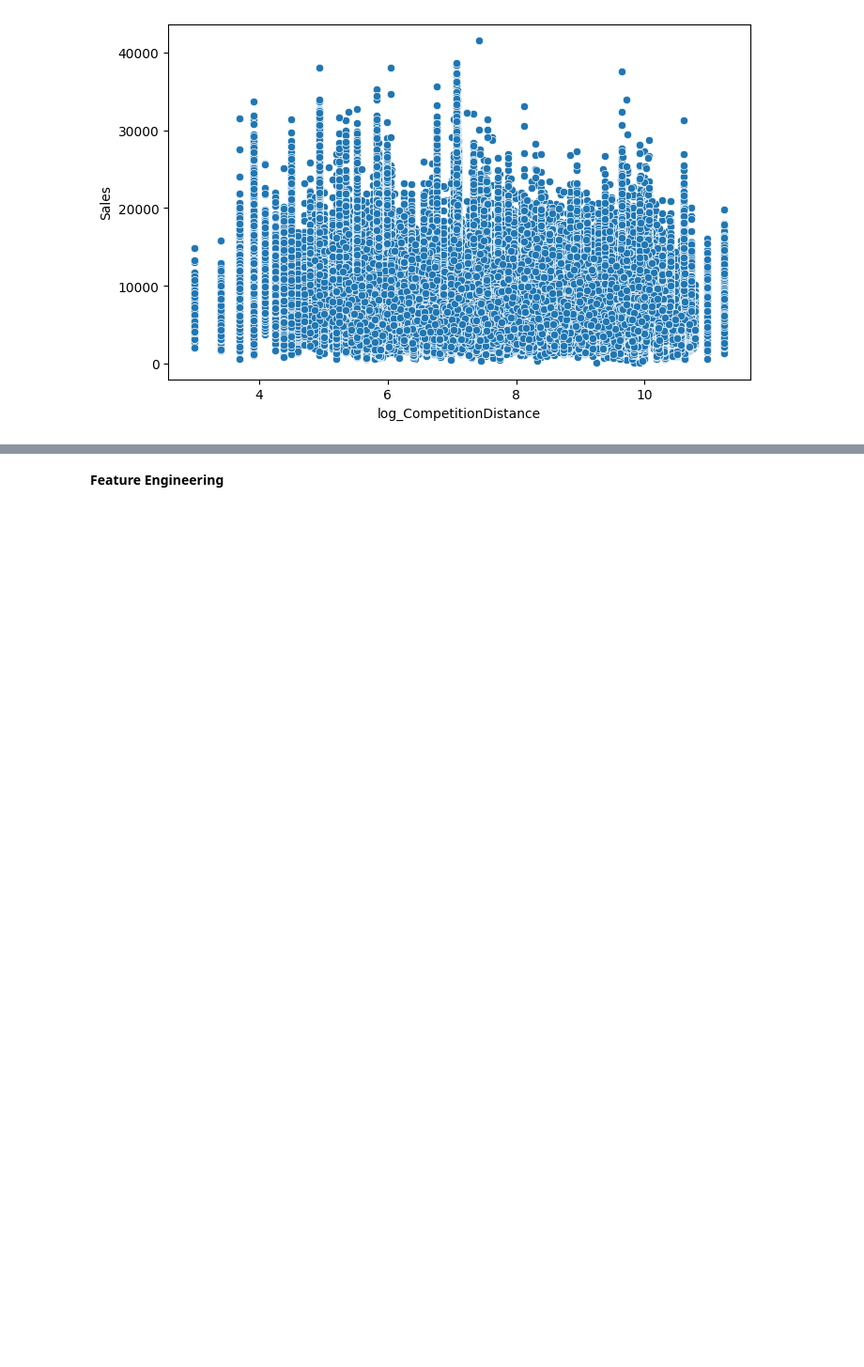
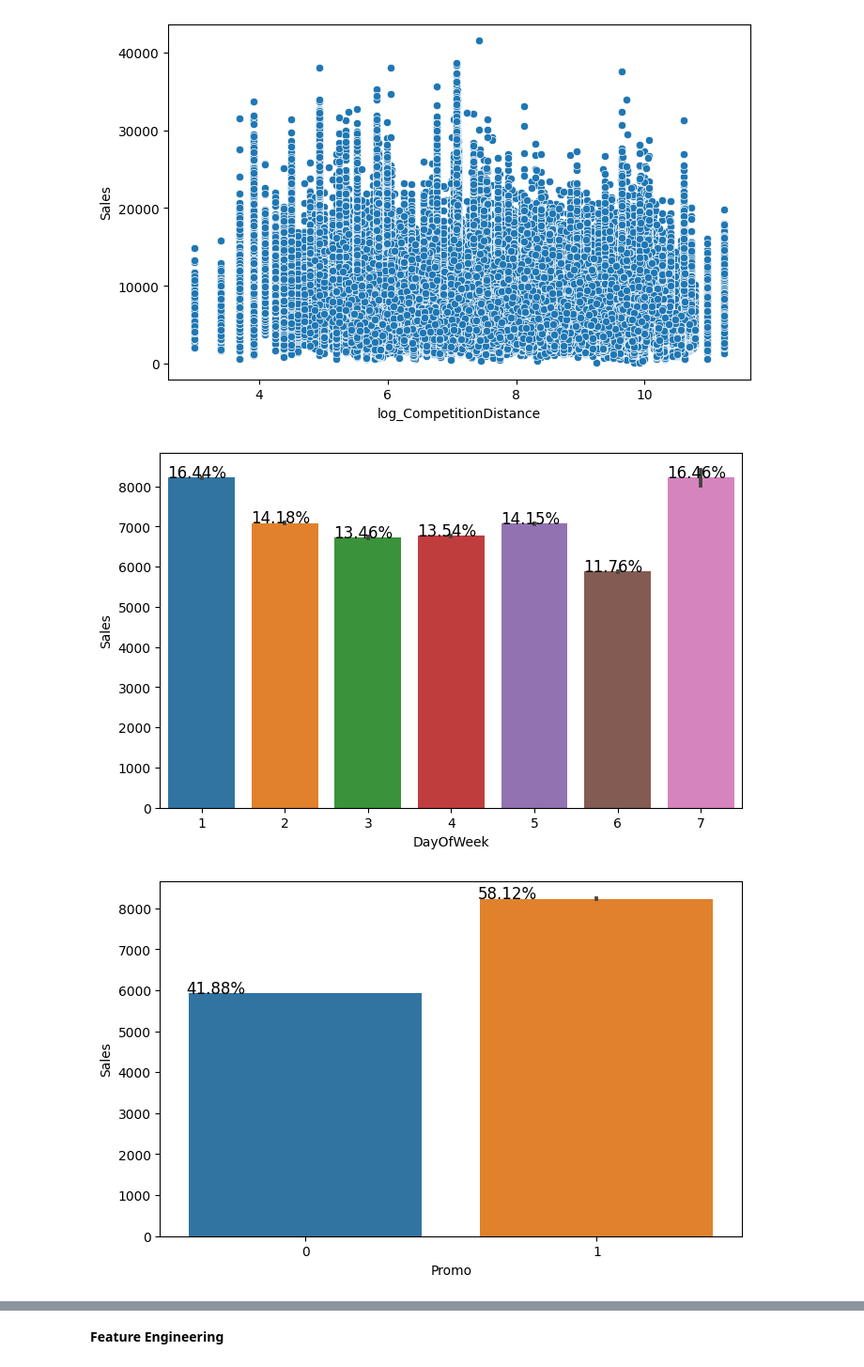
Before and after one commit to kumarabhinavthakur274/Kumar_Abhinav_Rossmann_Sales_Prediction_Capstone_Project, a Jupyter notebook: Kumar_Abhinav_Rossmann_Sales_Prediction_Capstone_Project.ipynb, the cells around one changed output, grey strips where cells are left out. Shown at 94% size. Saved outputs shown, nothing was run; the diff lists cells and outputs as text; code cells hidden in the pictures; blank space fills up the shorter version.

```diff
--- a/Kumar_Abhinav_Rossmann_Sales_Prediction_Capstone_Project.ipynb
+++ b/Kumar_Abhinav_Rossmann_Sales_Prediction_Capstone_Project.ipynb
@@ -312,3 +312,23 @@ sns.scatterplot(x=df_merged['log_CompetitionDistance'], y=df_merged['Sales'])
 # %% [output]
 <matplotlib.axes._subplots.AxesSubplot at 0x...>
 [figure]
+# %%
+categorical_variable_list = ['DayOfWeek','Promo','StateHoliday','SchoolHoliday','StoreType',
+                             'Assortment','CompetitionOpenSinceMonth','CompetitionOpenSinceYear','Promo2',
+                             'Promo2SinceWeek','Promo2SinceYear','PromoInterval']
+# %%
+for value in categorical_variable_list:
+  ax = sns.barplot(x=df_merged[value], y=df_merged['Sales'])
+  totals = []
+  for i in ax.patches: #for every patch in the barplot ax
+      totals.append(i.get_height()) #append height for each patch
+
+  total = sum(totals) #sum of each patch height for a plot
+
+  for i in ax.patches:
+      ax.text(i.get_x() - .01, i.get_height() + .5, \
+              str(round((i.get_height()/total)*100, 2))+'%', fontsize=12)  #text position and formula for percentage
+  plt.show()
+# %% [output]
+[figure, added]
+[figure, added]
```
Also changed, not shown: parts of 13 cells of this notebook.
